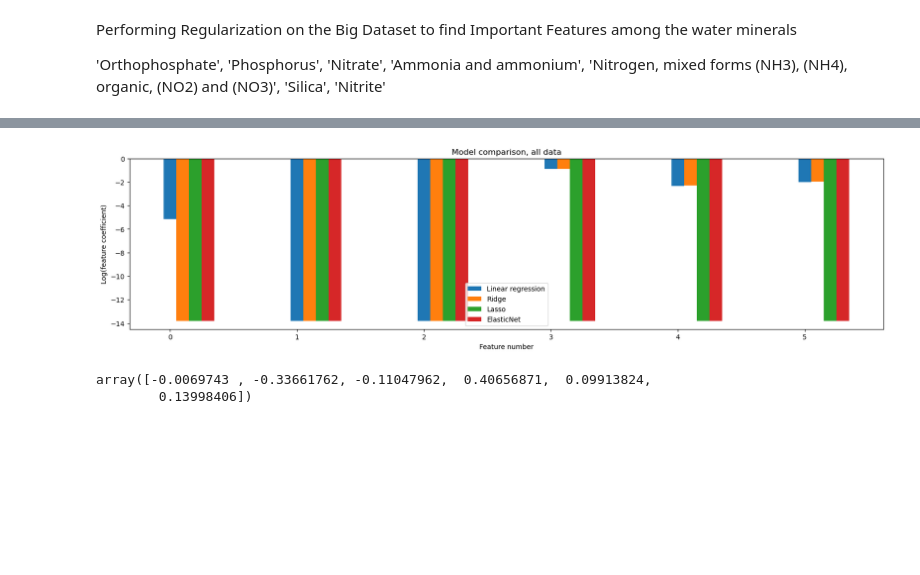
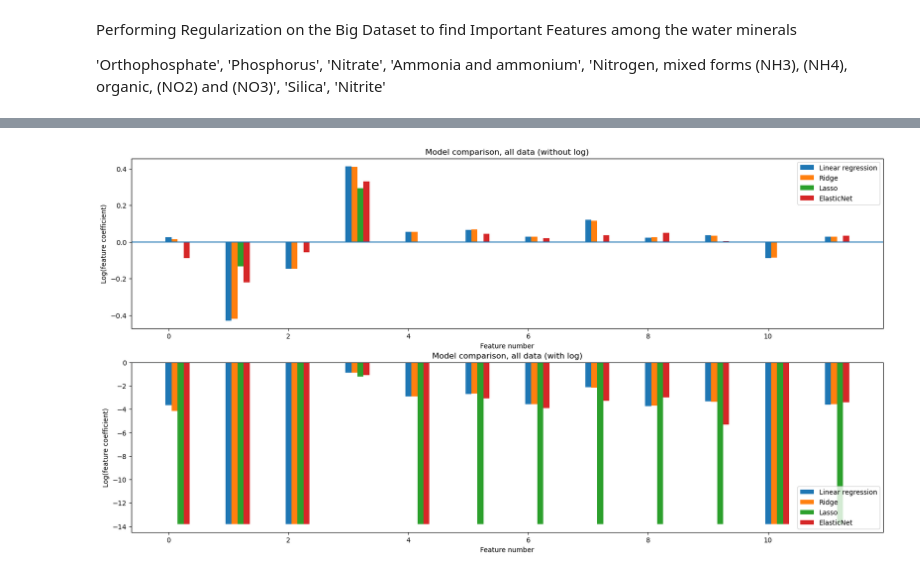
Before and after one commit to vishalival/eneres131-final-proj, a Jupyter notebook: core_prediction_question (1).ipynb, the cells around one changed output, grey strips where cells are left out. Cells and saved outputs as stored; diff of their text form; code cells hidden in the pictures; blank space fills up the shorter version.

Commit message:
OLS, Lasso, Ridge, elastic net done for 6 water minerals

```diff
--- a/core_prediction_question (1).ipynb
+++ b/core_prediction_question (1).ipynb
@@ -412,0 +399,3 @@ df_specific_big.head()
+# %%
+df_later_predictions = df_specific_big.iloc[135:]
+df_specific_big = df_specific_big.iloc[:135]
@@ -414,4 +441,4 @@ df_specific_big.head()
 X_all_train, X_all_test, y_all_train, y_all_test = get_Xy(df_specific_big,
                                                           ["ActivityStartTime/Time_PST", "LongitudeMeasure",
                                                            "LatitudeMeasure", "ActivityIdentifier", "ActivityStartDate", "Nitrate"],
-                                                           "Nitrate", 0.2, random_state=42)
+                                                           "Nitrate", 0.3, random_state=41)
@@ -420,5 +445,5 @@ import sklearn
 # %%
-def fit_model(SKL_model, X_train, X_test, y_train, y_test, alpha = 1):
+def fit_model(SKL_model, X_train, X_test, y_train, y_test, alpha = 0.15):
     """
     Function author: Vishali Vallioor, wrote for HW 8.
 
@@ -437,6 +462,8 @@ def fit_model(SKL_model, X_train, X_test, y_train, y_test, alpha = 1):
 
     if SKL_model == sklearn.linear_model._base.LinearRegression:
         model = SKL_model()
+    elif SKL_model == sklearn.linear_model.ElasticNet:
+        model = SKL_model(alpha = alpha, l1_ratio = 0.15)
     else:
         model = SKL_model(alpha = alpha)
 
@@ -453,32 +475,44 @@ from sklearn.metrics import mean_squared_error
 # %%
 # Code employed from HW 8, to store MSEs and coefficients for 3 diff models.
 # Modified to include Elastic Net as well!
 
 Models = [LinearRegression, Ridge, Lasso, ElasticNet]
 modelNames = ["Linear regression", "Ridge", "Lasso", "ElasticNet"]
 
 mse_all = np.full(len(Models), np.nan)
 coef_all = np.full((X_all_train.shape[1], len(Models)), np.nan)
 
 for m, Model in enumerate(Models):
     mse_all[m], coef_all[:, m] = fit_model(Model, X_all_train, X_all_test, y_all_train, y_all_test)
 
 coef_all_log = np.where(coef_all > 0, np.log(coef_all), np.log(1e-6))
 
 ind = np.arange(coef_all.shape[0])
 width = 0.1
 pos = [ind + i * width for i in range(len(Models))]
 
 plt.figure(figsize=(20, 10))
 plt.subplot(211)
 for i in range(len(Models)):
+    plt.bar(pos[i], height=coef_all[:, i], width=width, label=modelNames[i])
+
+plt.legend()
+plt.xlabel("Feature number")
+plt.ylabel("Log(feature coefficient)")
+plt.title("Model comparison, all data (without log)")
+plt.axhline()
+
+
+plt.subplot(212)
+for i in range(len(Models)):
     plt.bar(pos[i], height=coef_all_log[:, i], width=width, label=modelNames[i])
 
 plt.legend()
 plt.xlabel("Feature number")
 plt.ylabel("Log(feature coefficient)")
-plt.title("Model comparison, all data")
+plt.title("Model comparison, all data (with log)")
+plt.axhline()
 
 plt.show()
 # %% [output]
-[figure, old version]
+[figure, new version]
@@ -489,7 +518,0 @@ for i in
-# %%
-
-
-coef_all[:, 1]
-# %% [output]
-array([-0.0069743 , -0.33661762, -0.11047962,  0.40656871,  0.09913824,
-        0.13998406])
```
Also changed, not shown: parts of 19 cells of this notebook.
